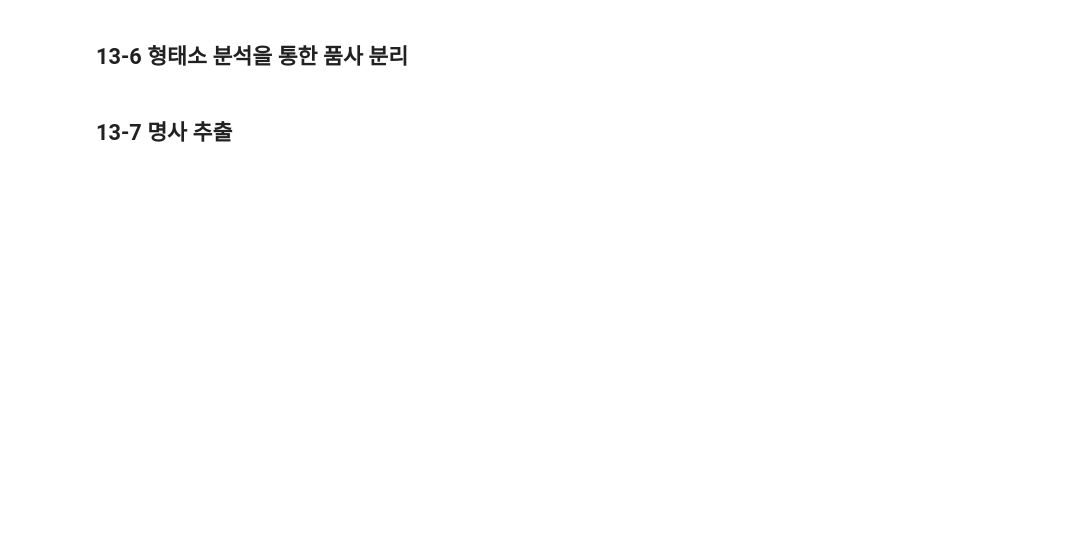
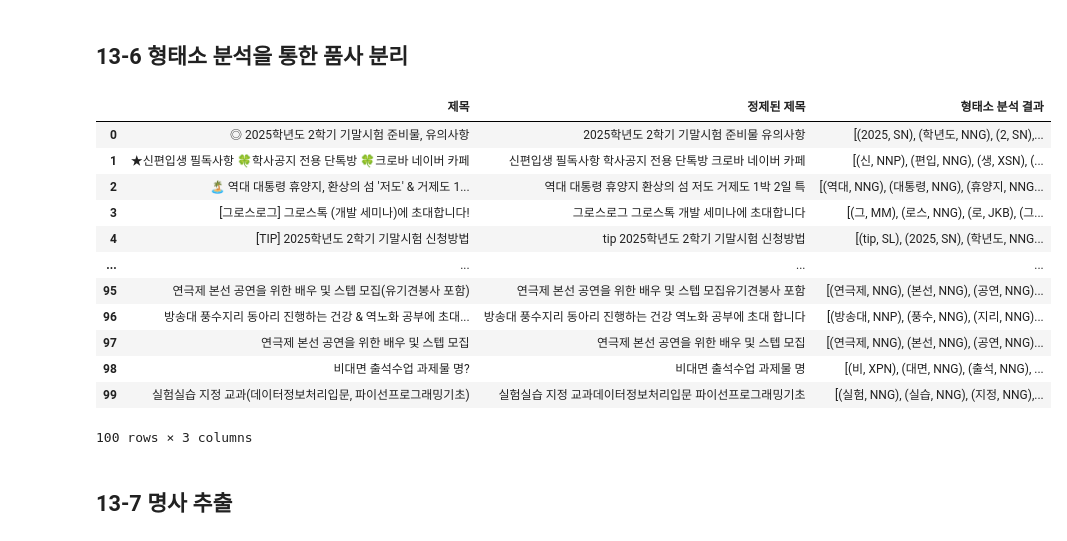
Before and after one commit to syyang-sec/Data-Analysis-with-Open-Source, a Jupyter notebook: 오픈소스_데이터_분석_13강.ipynb, the cells around one changed output. Saved outputs shown, nothing was run; the diff lists cells and outputs as text; code cells hidden in the pictures; blank space fills up the shorter version.

```diff
--- a/오픈소스_데이터_분석_13강.ipynb
+++ b/오픈소스_데이터_분석_13강.ipynb
@@ -274,33 +306,47 @@ print(kiwi.analyze('안녕하세요 저는 방송대 학생입니다.')[0][0])
 # %%
 from kiwipiepy import Kiwi
 
 ## 형태소 분석기 초기화 및 사용자 사전 추가
 kiwi = Kiwi()
 kiwi.add_user_word('방송대', 'NNP')
 kiwi.add_user_word('방통대', 'NNP')
 
 ## 텍스트 형태소 분석 함수
 def analyze_morphemes(text):
     if isinstance(text, str):
        result = kiwi.analyze(text)
 
        morphemes = []
        for token in result[0][0]:
             ## 형태소(form)와 품사(tag) 정보를 튜플로 morphemes에 추가
-
+            morphemes.append((token.form, token.tag))
        return morphemes
     else:
         return []
 
 ## 데이터프레임에 형태소 분석 적용 함수
 def pos_df(df):
   if not df.empty:
       # `정제된 제목` 칼럼의 값에 analyze_morphemes 함수를 적용하고 결과를 `행태소 분석 결과` 칼럼에 저장
-
+      df['형태소 분석 결과'] = df['정제된 제목'].apply(analyze_morphemes)
 
 ## 형태소 분석 적용
 pos_df(cs_df)
 cs_df
+# %% [output]
+|  | 제목 | 정제된 제목 | 형태소 분석 결과 |
+| 0 | ◎ 2025학년도 2학기 기말시험 준비물, 유의사항 | 2025학년도 2학기 기말시험 준비물 유의사항 | [(2025, SN), (학년도, NNG), (2, SN),... |
+| 1 | ★신편입생 필독사항 🍀학사공지 전용 단톡방 🍀크로바 네이버 카페 | 신편입생 필독사항 학사공지 전용 단톡방 크로바 네이버 카페 | [(신, NNP), (편입, NNG), (생, XSN), (... |
+| 2 | 🏝️ 역대 대통령 휴양지, 환상의 섬 '저도' & 거제도 1... | 역대 대통령 휴양지 환상의 섬 저도 거제도 1박 2일 특 | [(역대, NNG), (대통령, NNG), (휴양지, NNG... |
+| 3 | [그로스로그] 그로스톡 (개발 세미나)에 초대합니다! | 그로스로그 그로스톡 개발 세미나에 초대합니다 | [(그, MM), (로스, NNG), (로, JKB), (그... |
+| 4 | [TIP] 2025학년도 2학기 기말시험 신청방법 | tip 2025학년도 2학기 기말시험 신청방법 | [(tip, SL), (2025, SN), (학년도, NNG... |
+| ... | ... | ... | ... |
+| 95 | 연극제 본선 공연을 위한 배우 및 스텝 모집(유기견봉사 포함) | 연극제 본선 공연을 위한 배우 및 스텝 모집유기견봉사 포함 | [(연극제, NNG), (본선, NNG), (공연, NNG)... |
+| 96 | 방송대 풍수지리 동아리 진행하는 건강 & 역노화 공부에 초대... | 방송대 풍수지리 동아리 진행하는 건강 역노화 공부에 초대 합니다 | [(방송대, NNP), (풍수, NNG), (지리, NNG)... |
+| 97 | 연극제 본선 공연을 위한 배우 및 스텝 모집 | 연극제 본선 공연을 위한 배우 및 스텝 모집 | [(연극제, NNG), (본선, NNG), (공연, NNG)... |
+| 98 | 비대면 출석수업 과제물 명? | 비대면 출석수업 과제물 명 | [(비, XPN), (대면, NNG), (출석, NNG), ... |
+| 99 | 실험실습 지정 교과(데이터정보처리입문, 파이선프로그래밍기초) | 실험실습 지정 교과데이터정보처리입문 파이선프로그래밍기초 | [(실험, NNG), (실습, NNG), (지정, NNG),... |
+100 rows × 3 columns
 # %% [markdown]
 ## 13-7 명사 추출
 # %%
```
Also changed, not shown: parts of 9 cells of this notebook.
